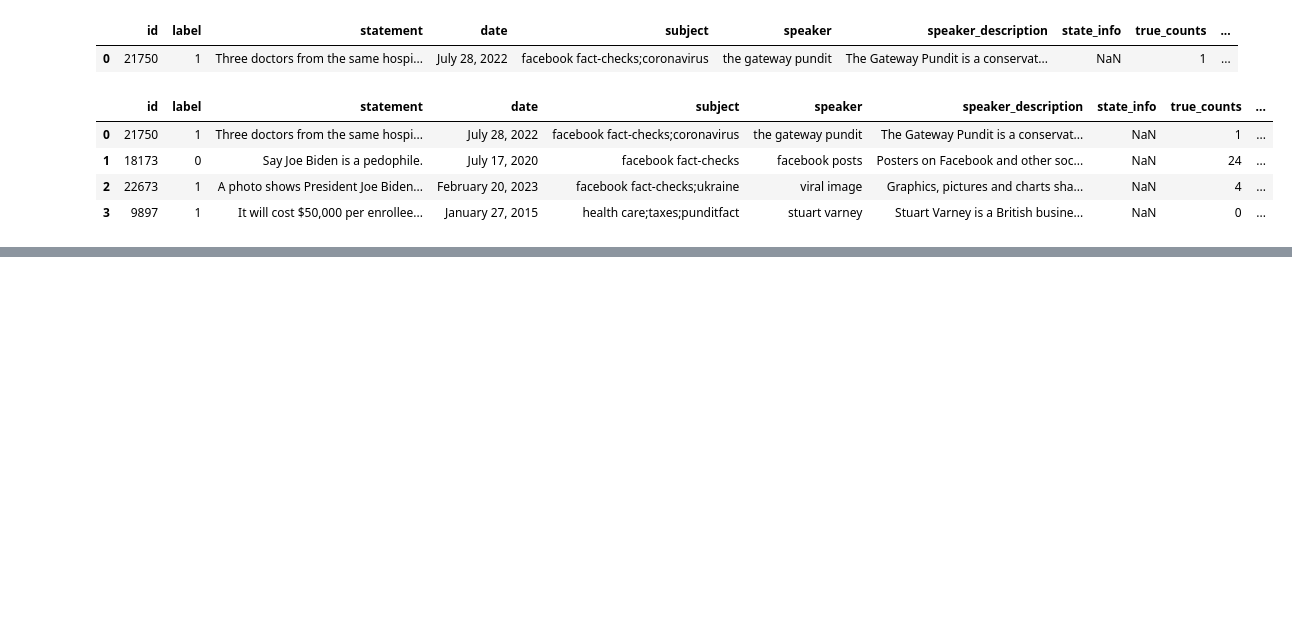
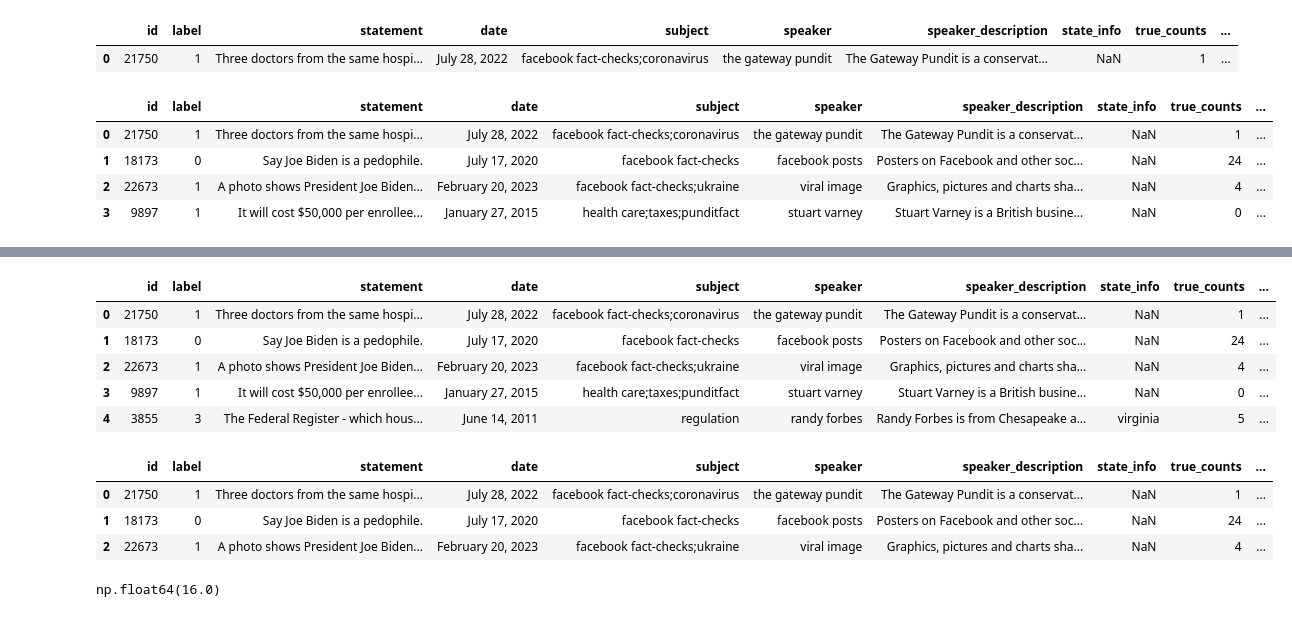
Before and after one commit to Ilian2802/SHPAD2026, a Jupyter notebook: main.ipynb, the cells around one changed output, grey strips where cells are left out. Cells and saved outputs as stored; diff of their text form; code cells hidden in the pictures; blank space fills up the shorter version.

```diff
--- a/main.ipynb
+++ b/main.ipynb
@@ -38,0 +43,21 @@ data.groupby('result').agg({'context': 'count'})
+# %%
+data.head(5)
+# %% [output]
+|  | id | label | statement | date | subject | speaker | speaker_description | state_info | true_counts | ... |
+| 0 | 21750 | 1 | Three doctors from the same hospi... | July 28, 2022 | facebook fact-checks;coronavirus | the gateway pundit | The Gateway Pundit is a conservat... | NaN | 1 | ... |
+| 1 | 18173 | 0 | Say Joe Biden is a pedophile. | July 17, 2020 | facebook fact-checks | facebook posts | Posters on Facebook and other soc... | NaN | 24 | ... |
+| 2 | 22673 | 1 | A photo shows President Joe Biden... | February 20, 2023 | facebook fact-checks;ukraine | viral image | Graphics, pictures and charts sha... | NaN | 4 | ... |
+| 3 | 9897 | 1 | It will cost $50,000 per enrollee... | January 27, 2015 | health care;taxes;punditfact | stuart varney | Stuart Varney is a British busine... | NaN | 0 | ... |
+| 4 | 3855 | 3 | The Federal Register - which hous... | June 14, 2011 | regulation | randy forbes | Randy Forbes is from Chesapeake a... | virginia | 5 | ... |
+# %%
+data['Words_Statement'] = data['statement'].str.split().str.len()
+data.head(3)
+# %% [output]
+|  | id | label | statement | date | subject | speaker | speaker_description | state_info | true_counts | ... |
+| 0 | 21750 | 1 | Three doctors from the same hospi... | July 28, 2022 | facebook fact-checks;coronavirus | the gateway pundit | The Gateway Pundit is a conservat... | NaN | 1 | ... |
+| 1 | 18173 | 0 | Say Joe Biden is a pedophile. | July 17, 2020 | facebook fact-checks | facebook posts | Posters on Facebook and other soc... | NaN | 24 | ... |
+| 2 | 22673 | 1 | A photo shows President Joe Biden... | February 20, 2023 | facebook fact-checks;ukraine | viral image | Graphics, pictures and charts sha... | NaN | 4 | ... |
+# %%
+data['Words_Statement'].median()
+# %% [output]
+np.float64(16.0)
```
Also changed, not shown: parts of 6 cells of this notebook, 1 other file.
